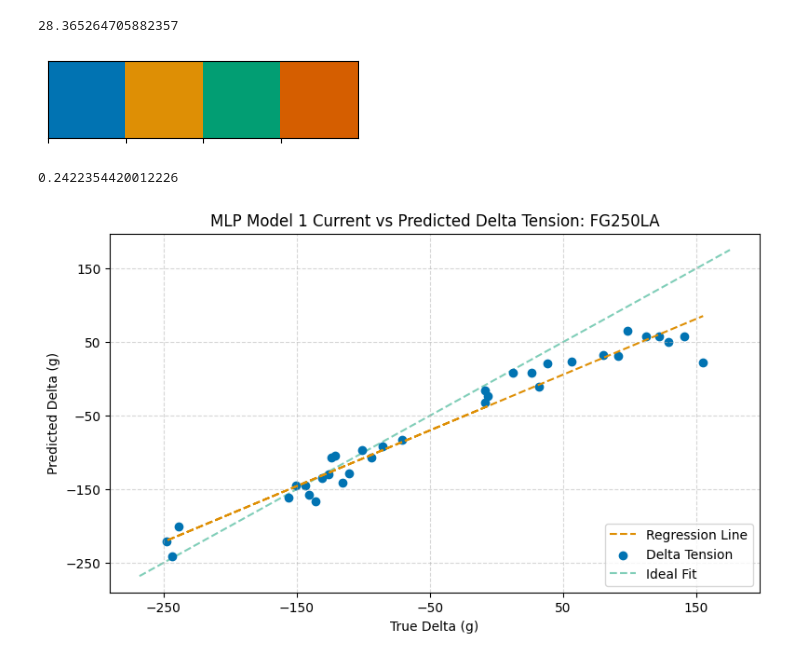
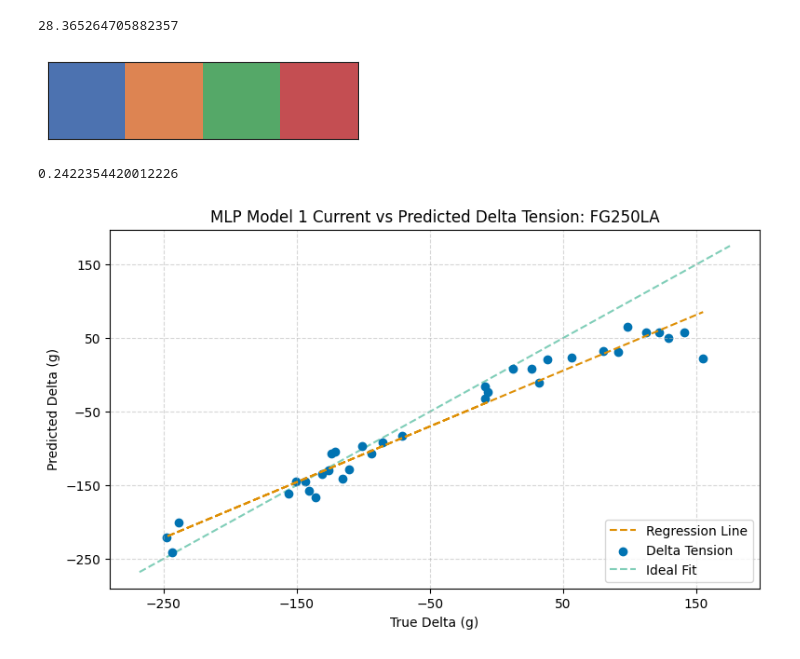
Before and after one commit to c-lombardi23/FOCAL, a Jupyter notebook: notebooks/Abalation_Study.ipynb, the cells around one changed output. Drawn from its saved outputs; the diff is of its cells as text; code cells hidden in the pictures.

```diff
--- a/notebooks/Abalation_Study.ipynb
+++ b/notebooks/Abalation_Study.ipynb
@@ -167,12 +198,12 @@ print(mae_delta1)
 # %% [output]
 28.365264705882357
 # %%
-palette = sns.color_palette("colorblind", 4)
+palette = sns.color_palette("deep", 4)
 sns.set_palette(palette)
 sns.palplot(palette)
 sns.set_style("white")
 # %% [output]
-[figure, old version]
+[figure, new version]
 # %%
 def plot_current_vs_pred(df, title, save_path):
     current_tensions = df["current_tension"]
```
Also changed, not shown: parts of 3 cells of this notebook.
